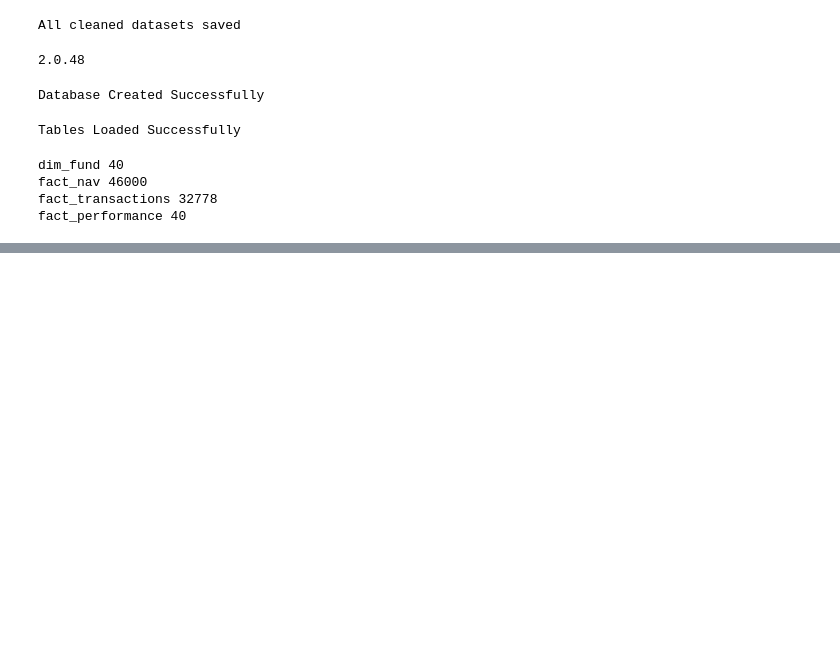
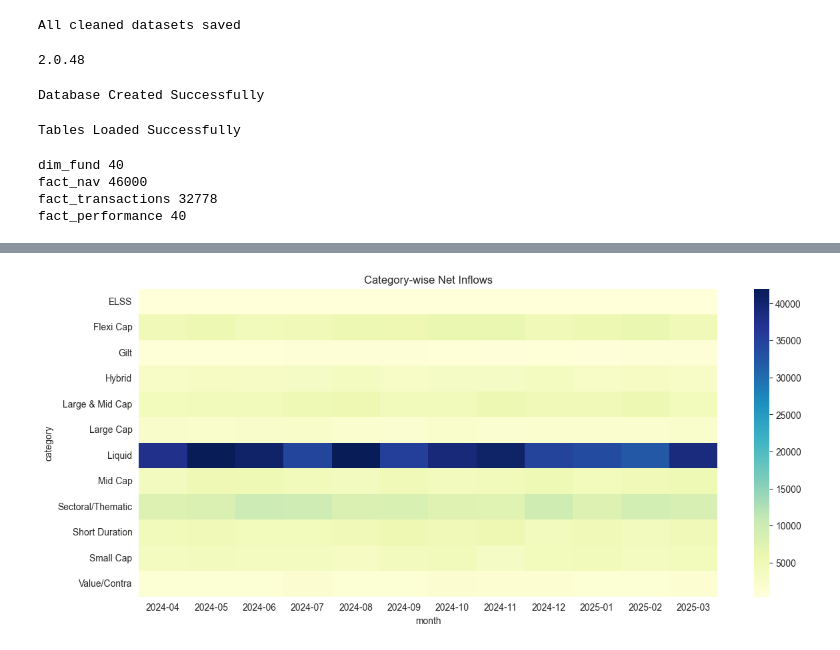
Before and after one commit to Karan820-da/Mutual_Fund_Capstone_Project, a Jupyter notebook: Notebooks/Mutual_Fund_Capstone_Project.ipynb, the cells around one changed output, grey strips where cells are left out. Saved outputs shown, nothing was run; the diff lists cells and outputs as text; code cells hidden in the pictures; blank space fills up the shorter version.

```diff
--- a/Notebooks/Mutual_Fund_Capstone_Project.ipynb
+++ b/Notebooks/Mutual_Fund_Capstone_Project.ipynb
@@ -658,0 +755,18 @@ fact_performance 40
+# %%
+pivot = category.pivot_table(
+    values="net_inflow_crore",
+    index="category",
+    columns="month"
+)
+
+plt.figure(figsize=(14,6))
+
+sns.heatmap(
+    pivot,
+    cmap="YlGnBu"
+)
+
+plt.title("Category-wise Net Inflows")
+plt.show()
+# %% [output]
+[figure, added]
```
Also changed, not shown: parts of 37 cells of this notebook, 5 other files.
